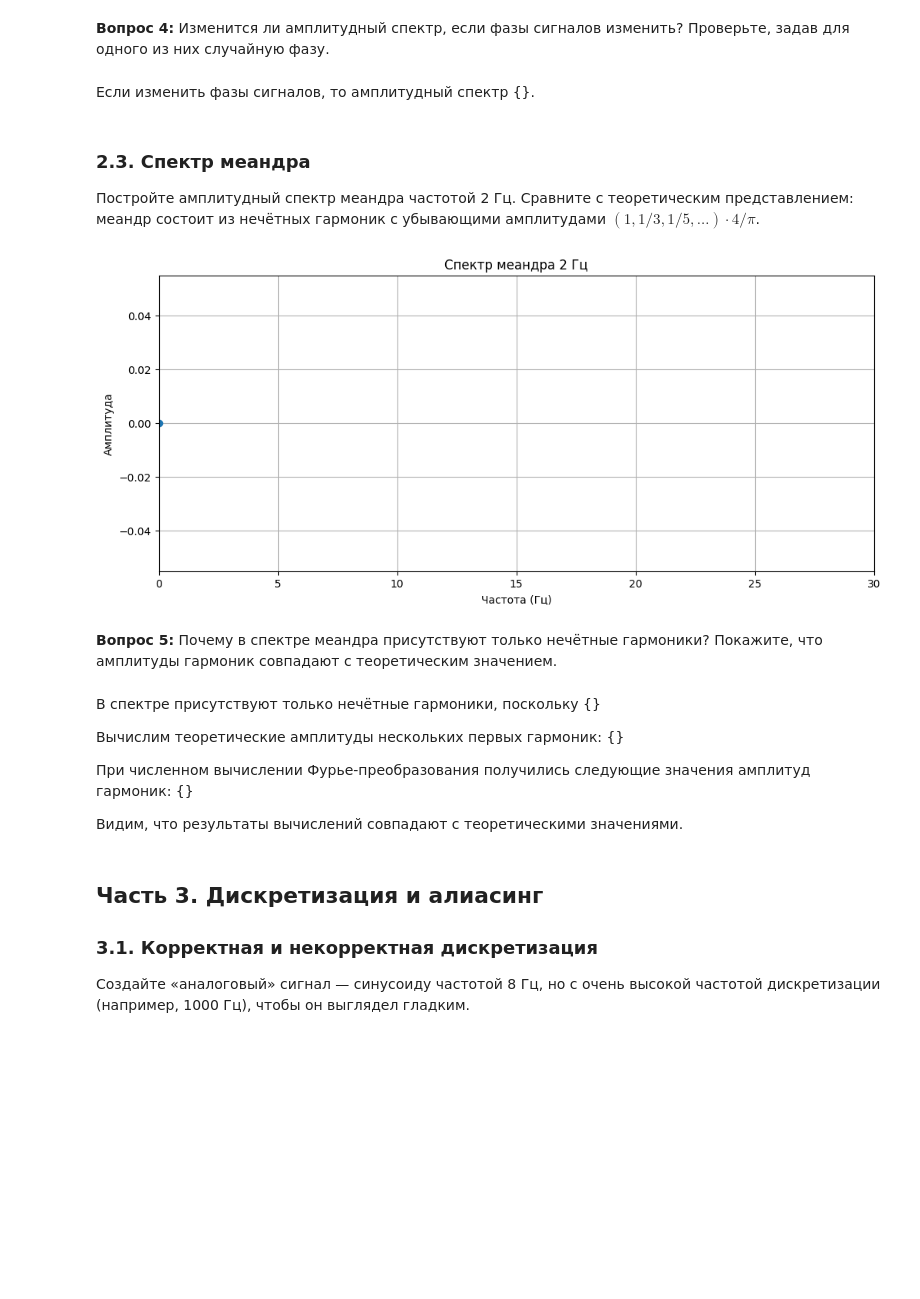
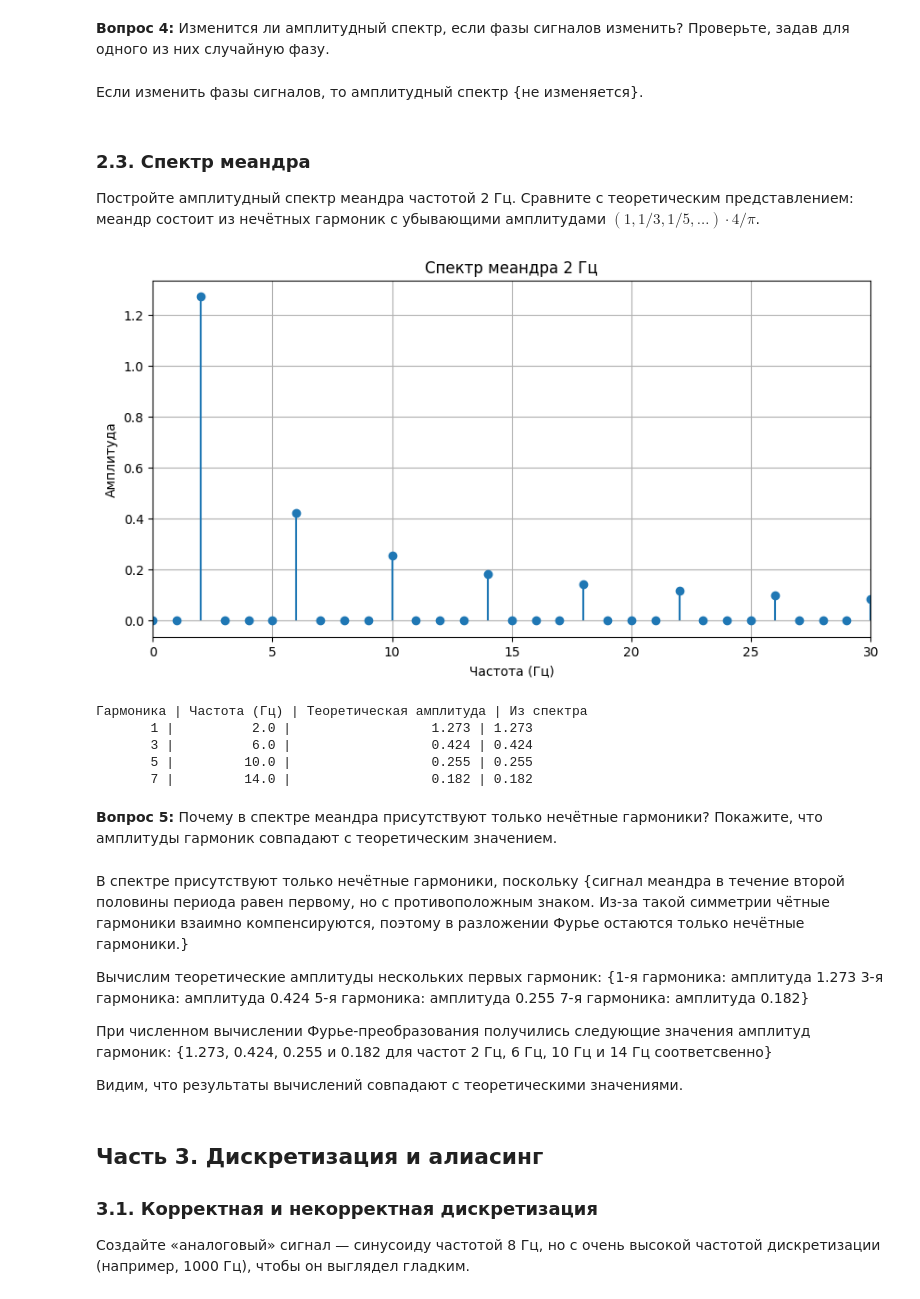
Before and after one commit to DariyaSavva/dsp-seminars, a Jupyter notebook: seminars/1.ipynb, the cells around one changed output. Saved outputs shown, nothing was run; the diff lists cells and outputs as text; code cells hidden in the pictures; blank space fills up the shorter version.

```diff
--- a/seminars/1.ipynb
+++ b/seminars/1.ipynb
@@ -199,34 +227,62 @@ plt.show()
 # %% [markdown]
 **Вопрос 4:** Изменится ли амплитудный спектр, если фазы сигналов изменить? Проверьте, задав для одного из них случайную фазу.
 # %% [markdown]
-Если изменить фазы сигналов, то амплитудный спектр {}.
+Если изменить фазы сигналов, то амплитудный спектр {не изменяется}.
 # %% [markdown]
 ### 2.3. Спектр меандра
 
 Постройте амплитудный спектр меандра частотой 2 Гц. Сравните с теоретическим представлением: меандр состоит из нечётных гармоник с убывающими амплитудами $(1, 1/3, 1/5,\dots)\cdot 4/\pi$.
 # %%
-X_meander = []
-X_meander_mag = []
+f_meandr = 2
+meandr = signal.square(2 * np.pi * f_meandr * t)
 
-plt.figure()
-plt.stem([0,], [0,], basefmt=" ")
+# БПФ
+X_meander = np.fft.fft(meandr)
+
+half = N // 2
+freq_pos = freq[:half]
+
+# амплитудный спектр
+X_meander_mag = np.abs(X_meander[:half]) / half
+
+plt.figure(figsize=(10,5))
+plt.stem(freq_pos, X_meander_mag, basefmt=" ")
 plt.title('Спектр меандра 2 Гц')
 plt.xlabel('Частота (Гц)')
 plt.ylabel('Амплитуда')
 plt.xlim(0, 30)
 plt.grid(True)
 plt.show()
+
+# первые несколько нечётных гармоник
+harmonics = [1, 3, 5, 7]
+
+print("Гармоника | Частота (Гц) | Теоретическая амплитуда | Из спектра")
+
+for k in harmonics:
+    f = k * f_meandr
+    idx = np.argmin(np.abs(freq_pos - f))  # индекс ближайшей частоты
+
+    A_theory = 4 / (np.pi * k)
+    A_fft = X_meander_mag[idx]
+
+    print(f"{k:8d} | {f:12.1f} | {A_theory:22.3f} | {A_fft:.3f}")
 # %% [output]
-[figure, old version]
+[figure, new version]
+Гармоника | Частота (Гц) | Теоретическая амплитуда | Из спектра
+       1 |          2.0 |                  1.273 | 1.273
+       3 |          6.0 |                  0.424 | 0.424
+       5 |         10.0 |                  0.255 | 0.255
+       7 |         14.0 |                  0.182 | 0.182
 # %% [markdown]
 
 **Вопрос 5:** Почему в спектре меандра присутствуют только нечётные гармоники? Покажите, что амплитуды гармоник совпадают с теоретическим значением.
 # %% [markdown]
-В спектре присутствуют только нечётные гармоники, поскольку {}
+В спектре присутствуют только нечётные гармоники, поскольку {сигнал меандра в течение второй половины периода равен первому, но с противоположным знаком. Из-за такой симметрии чётные гармоники взаимно компенсируются, поэтому в разложении Фурье остаются только нечётные гармоники.}
 
-Вычислим теоретические амплитуды нескольких первых гармоник: {}
+Вычислим теоретические амплитуды нескольких первых гармоник: {1-я гармоника: амплитуда 1.273 3-я гармоника: амплитуда 0.424 5-я гармоника: амплитуда 0.255 7-я гармоника: амплитуда 0.182}
 
-При численном вычислении Фурье-преобразования получились следующие значения амплитуд гармоник: {}
+При численном вычислении Фурье-преобразования получились следующие значения амплитуд гармоник: {1.273, 0.424, 0.255 и 0.182 для частот 2 Гц, 6 Гц, 10 Гц и 14 Гц соответсвенно}
 
 Видим, что результаты вычислений совпадают с теоретическими значениями.
 # %% [markdown]
```
Also changed, not shown: parts of 7 cells of this notebook.
